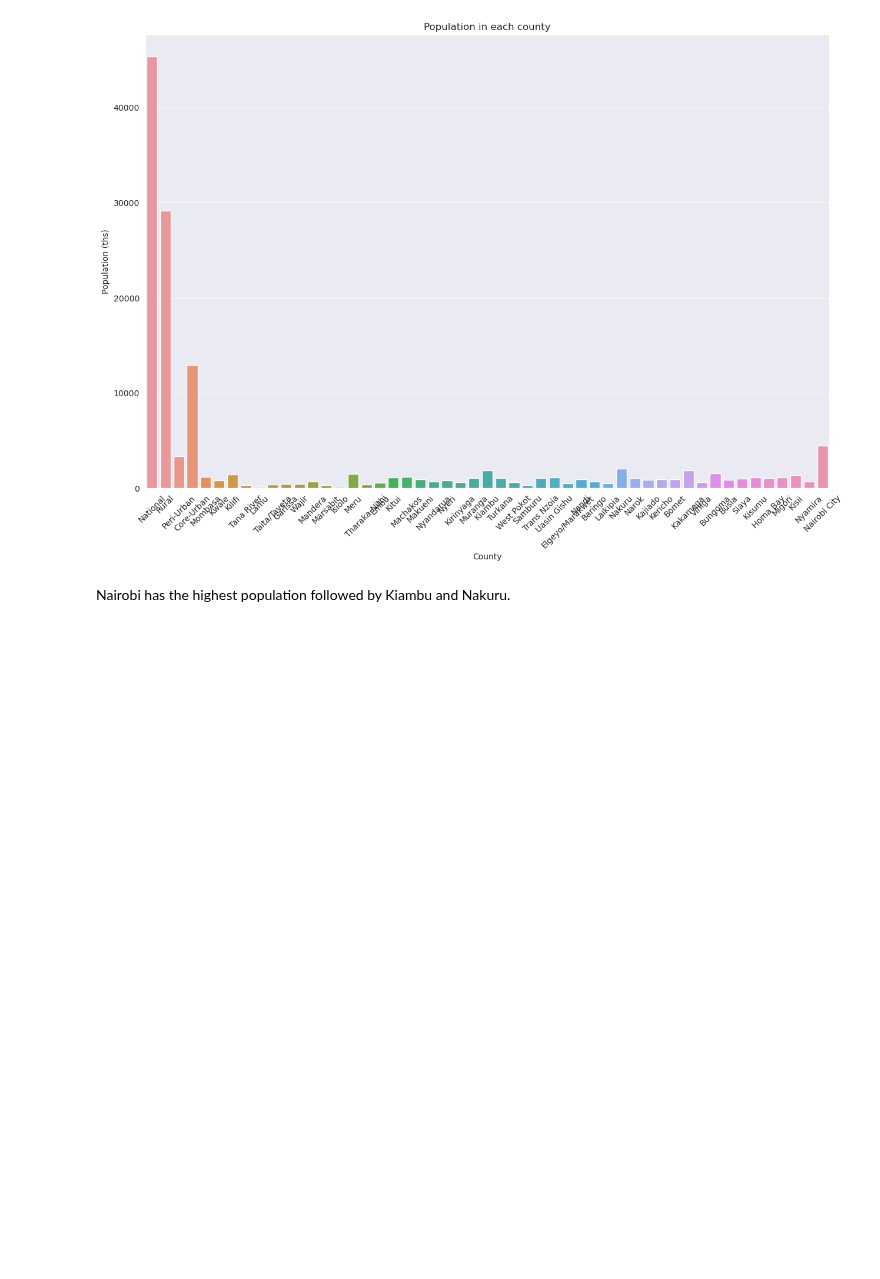
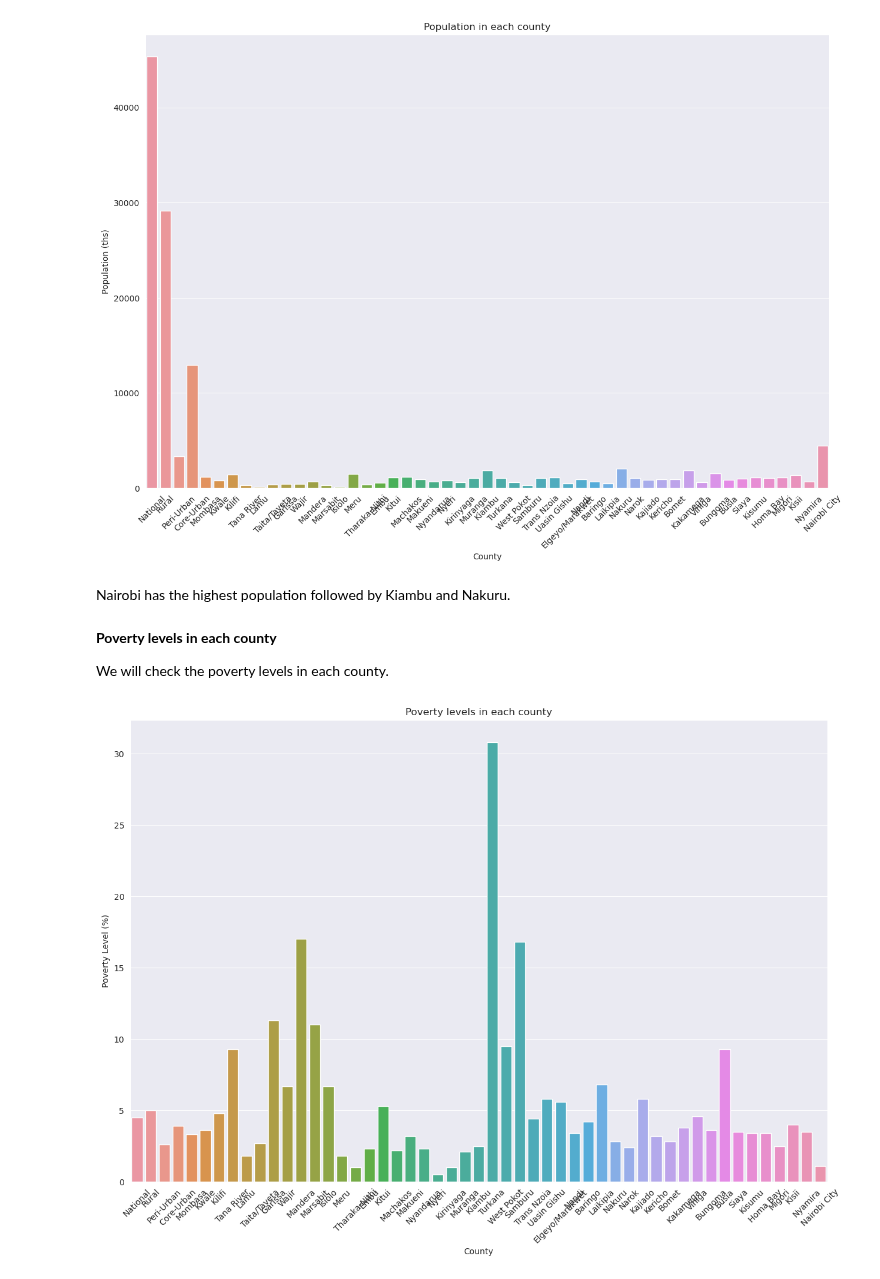
Before and after one commit to Billy272/Mastering-Data, a Jupyter notebook: Kenya_Poverty/kenya_poverty_levels.ipynb, the cells around one changed output. Cells and saved outputs as stored; diff of their text form; code cells hidden in the pictures; blank space fills up the shorter version.

```diff
--- a/Kenya_Poverty/kenya_poverty_levels.ipynb
+++ b/Kenya_Poverty/kenya_poverty_levels.ipynb
@@ -125,3 +125,18 @@ plt.show()
 [figure]
 # %% [markdown]
 Nairobi has the highest population followed by Kiambu and Nakuru.
+# %% [markdown]
+**Poverty levels in each county**
+
+We will check the poverty levels in each county.
+# %%
+plt.figure(figsize=(15, 10))
+
+sns.barplot(x='residence_county', y='Severity of Poverty (%)', data=poverty_level)
+plt.xticks(rotation=45)
+plt.title('Poverty levels in each county')
+plt.ylabel('Poverty Level (%)')
+plt.xlabel('County')
+plt.show()
+# %% [output]
+[figure, added]
```
